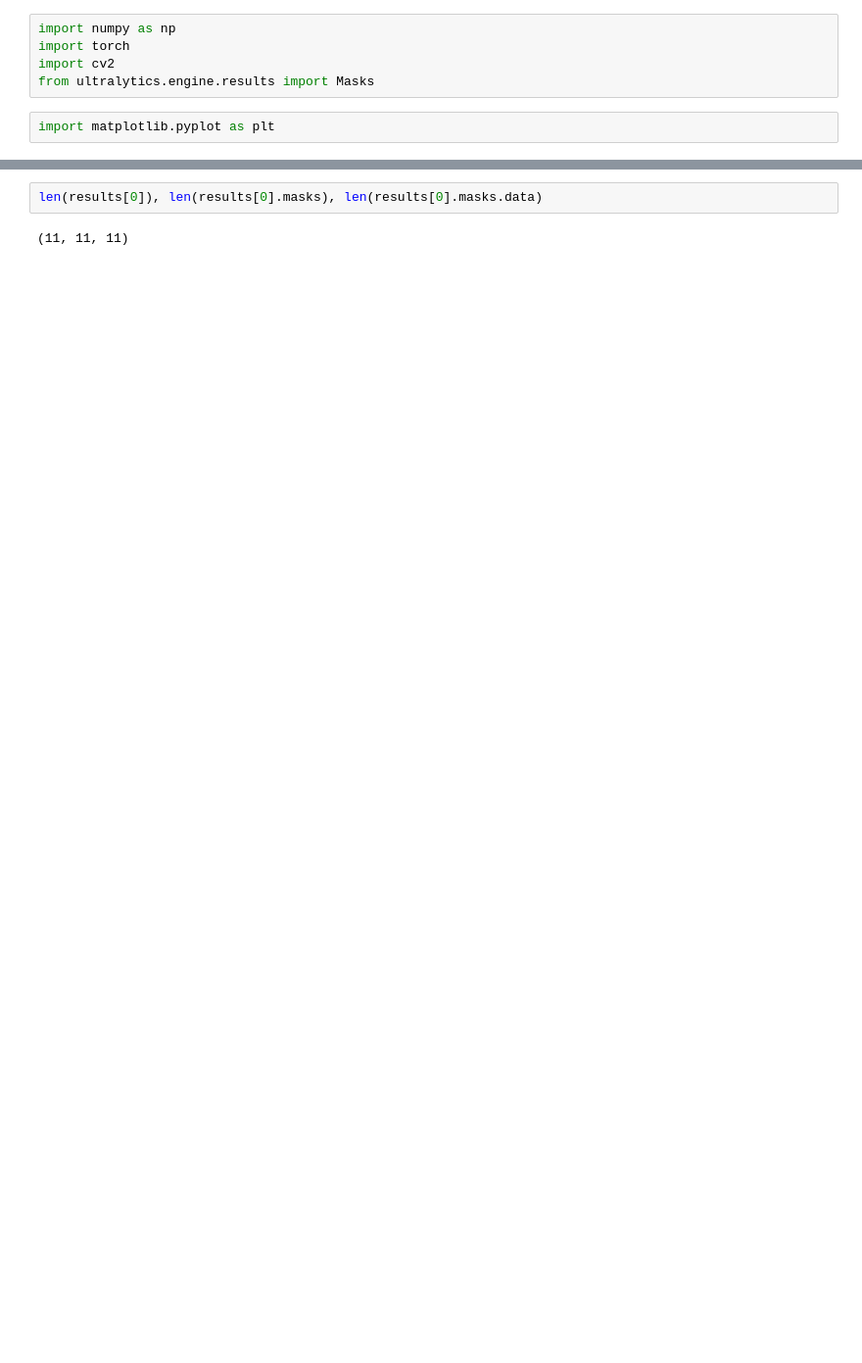
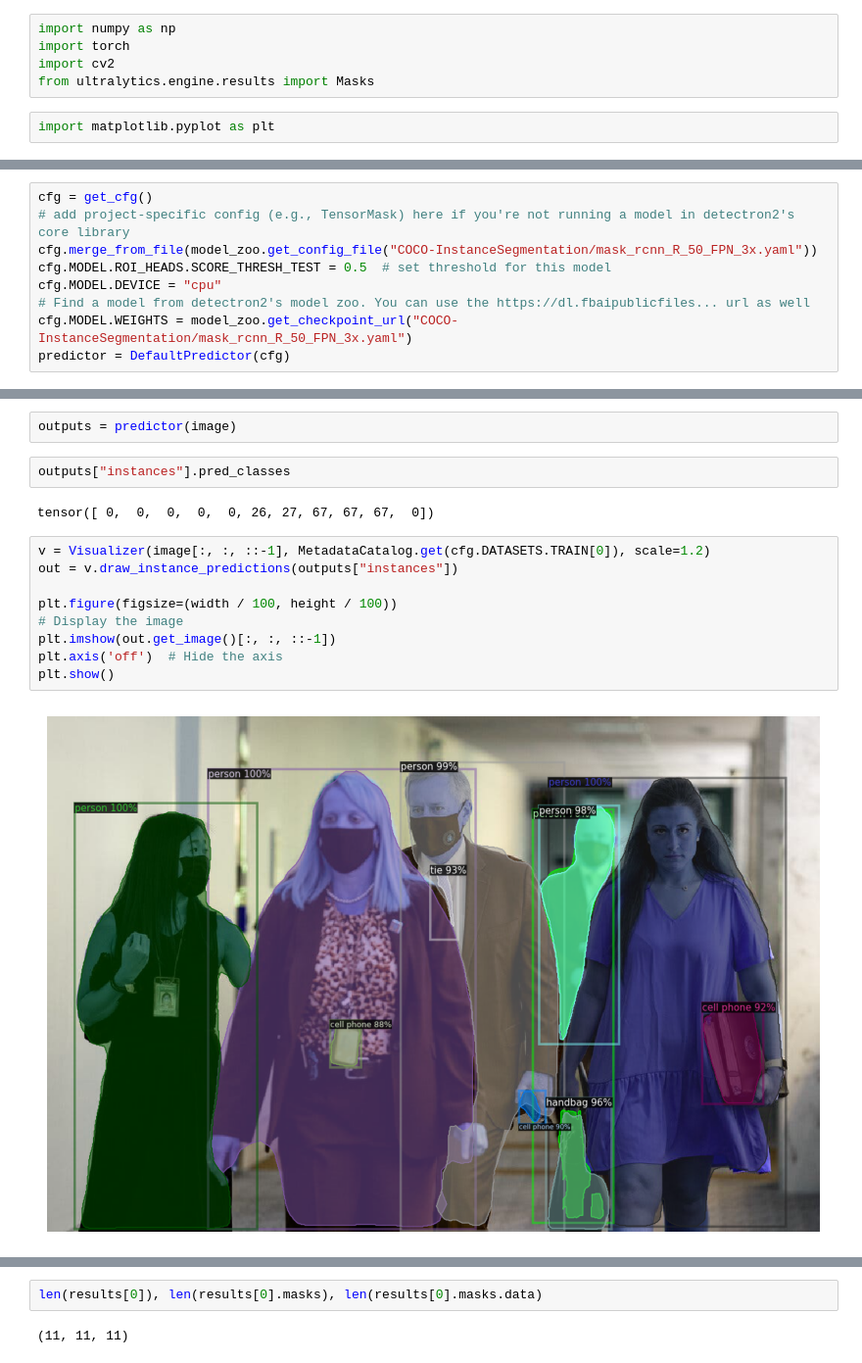
Before and after one commit to ye13690/mashisterska, a Jupyter notebook: image_segmentation.ipynb, the cells around one changed output, grey strips where cells are left out. Shown at 98% size. Saved outputs shown, nothing was run; the diff lists cells and outputs as text; blank space fills up the shorter version.

```diff
--- a/image_segmentation.ipynb
+++ b/image_segmentation.ipynb
@@ -7,0 +165,9 @@ import matplotlib.pyplot as plt
+# %%
+cfg = get_cfg()
+# add project-specific config (e.g., TensorMask) here if you're not running a model in detectron2's core library
+cfg.merge_from_file(model_zoo.get_config_file("COCO-InstanceSegmentation/mask_rcnn_R_50_FPN_3x.yaml"))
+cfg.MODEL.ROI_HEADS.SCORE_THRESH_TEST = 0.5  # set threshold for this model
+cfg.MODEL.DEVICE = "cpu"
+# Find a model from detectron2's model zoo. You can use the https://dl.fbaipublicfiles... url as well
+cfg.MODEL.WEIGHTS = model_zoo.get_checkpoint_url("COCO-InstanceSegmentation/mask_rcnn_R_50_FPN_3x.yaml")
+predictor = DefaultPredictor(cfg)
@@ -7,0 +176,17 @@ import matplotlib.pyplot as plt
+# %%
+outputs = predictor(image)
+# %%
+outputs["instances"].pred_classes
+# %% [output]
+tensor([ 0,  0,  0,  0,  0, 26, 27, 67, 67, 67,  0])
+# %%
+v = Visualizer(image[:, :, ::-1], MetadataCatalog.get(cfg.DATASETS.TRAIN[0]), scale=1.2)
+out = v.draw_instance_predictions(outputs["instances"])
+
+plt.figure(figsize=(width / 100, height / 100))
+# Display the image
+plt.imshow(out.get_image()[:, :, ::-1])
+plt.axis('off')  # Hide the axis
+plt.show()
+# %% [output]
+[figure, added]
```
Also changed, not shown: parts of 30 cells of this notebook, 5 other files.
